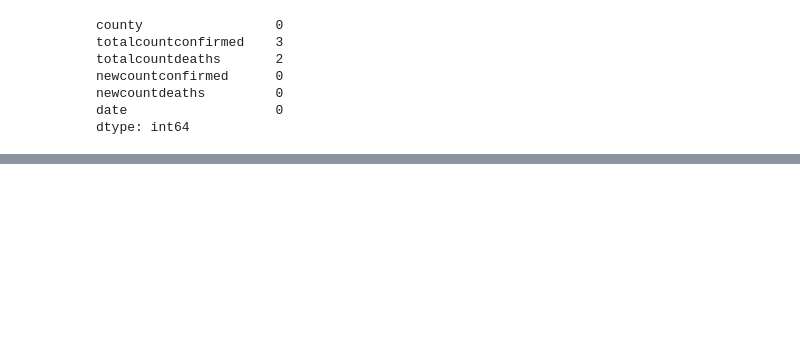
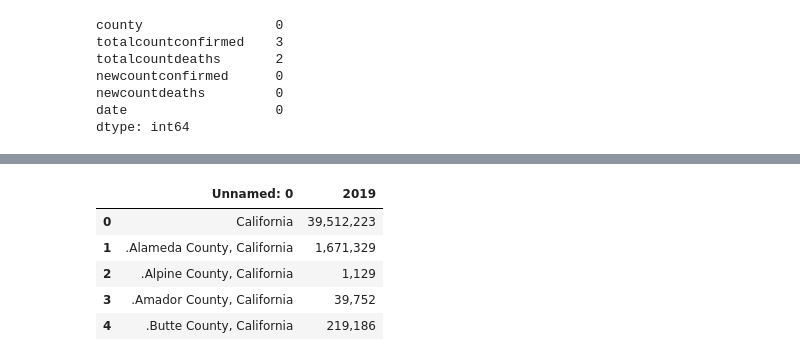
Before and after one commit to lettywu/COVID-19-vaccinations, a Jupyter notebook: jesse/Data Cleaning.ipynb, the cells around one changed output, grey strips where cells are left out. Cells and saved outputs as stored; diff of their text form; code cells hidden in the pictures; blank space fills up the shorter version.

```diff
--- a/jesse/Data Cleaning.ipynb
+++ b/jesse/Data Cleaning.ipynb
@@ -163,0 +174,10 @@ cases_masks_df.to_csv('../clean_data/cases_with_mask_use.csv')
+# %%
+county_pop_df.drop(['Census', 'Estimates Base', '2010', '2011', '2012', '2013', '2014', '2015', '2016', '2017', '2018'], axis = 1, inplace = True)
+county_pop_df.head()
+# %% [output]
+|  | Unnamed: 0 | 2019 |
+| 0 | California | 39,512,223 |
+| 1 | .Alameda County, California | 1,671,329 |
+| 2 | .Alpine County, California | 1,129 |
+| 3 | .Amador County, California | 39,752 |
+| 4 | .Butte County, California | 219,186 |
```
Also changed, not shown: parts of 4 cells of this notebook, 5 other files.
